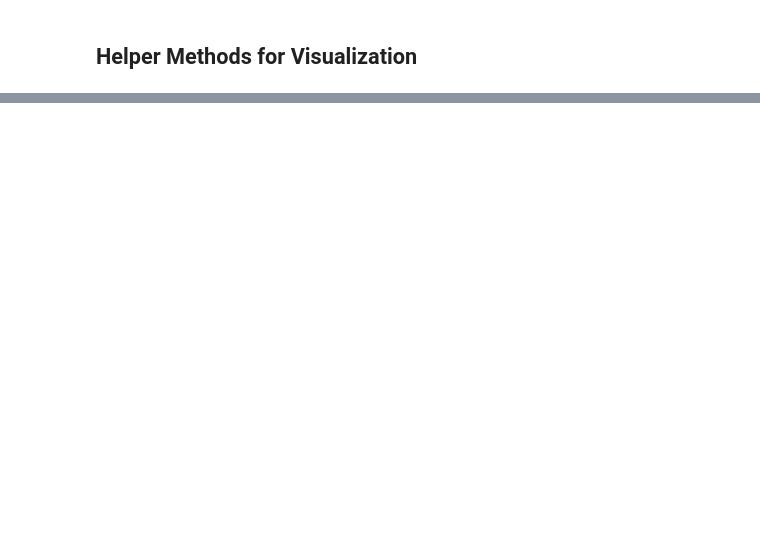
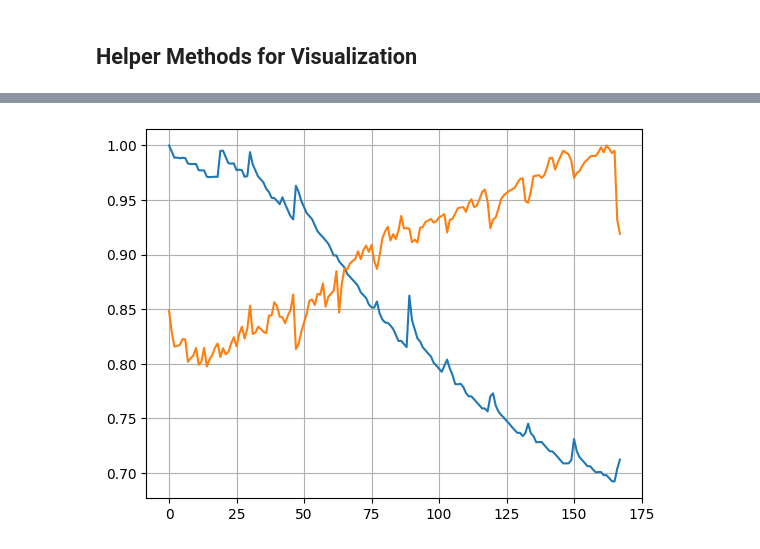
Before and after one commit to ahmedashfaq0312/ASR-Automatic-Speech-Recognition-, a Jupyter notebook: nasa-analysis.ipynb, the cells around one changed output, grey strips where cells are left out. Drawn from its saved outputs; the diff is of its cells as text; code cells hidden in the pictures; blank space fills up the shorter version.

```diff
--- a/nasa-analysis.ipynb
+++ b/nasa-analysis.ipynb
@@ -236,0 +340,8 @@ plt.show()
+# %%
+plt.figure()
+plt.plot(normal_discharge_times)
+plt.plot(normal_delta_temps)
+plt.grid()
+plt.grid(visible=True, which='minor')
+# %% [output]
+[figure, added]
```
Also changed, not shown: parts of 33 cells of this notebook.
